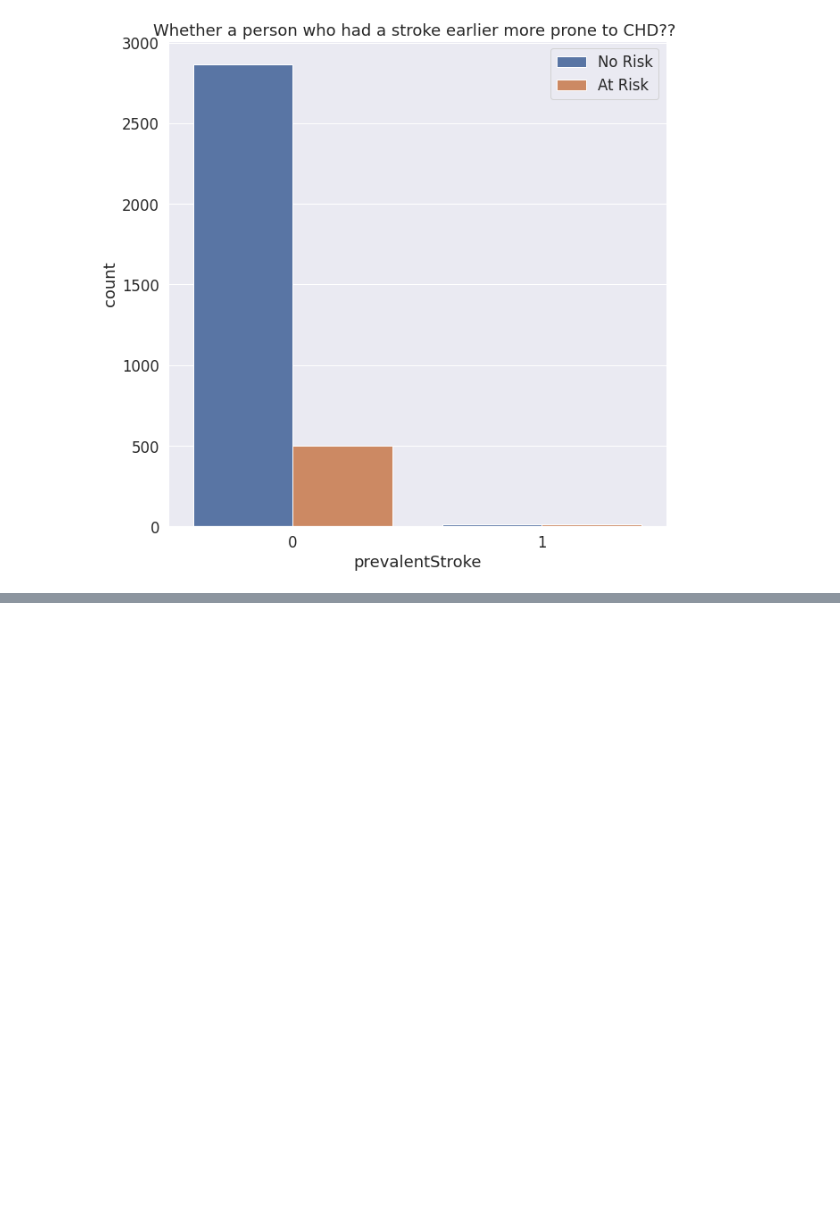
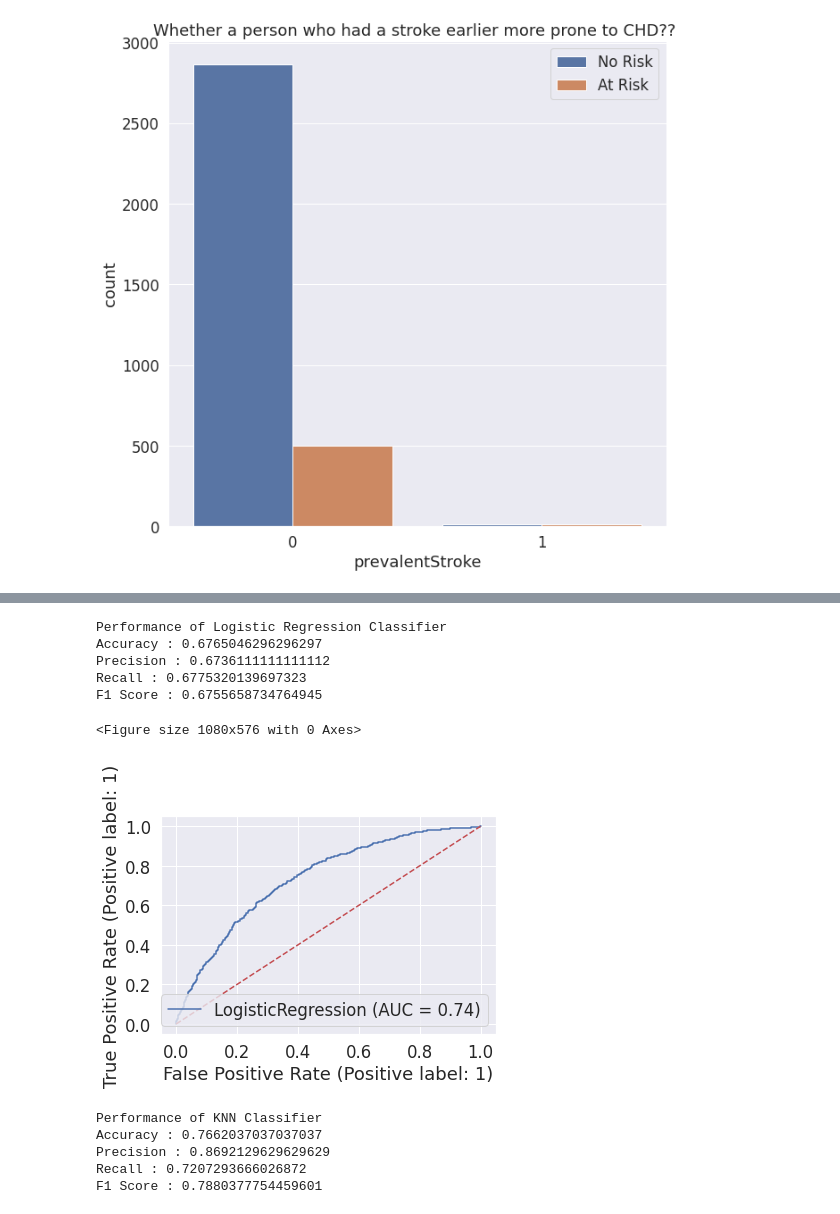
Before and after one commit to KirteshVerma/Cardiovascular_Risk_Prediction, a Jupyter notebook: kirtesh_Cardio_Risk_Prediction.ipynb, the cells around one changed output, grey strips where cells are left out. Cells and saved outputs as stored; diff of their text form; code cells hidden in the pictures; blank space fills up the shorter version.

```diff
--- a/kirtesh_Cardio_Risk_Prediction.ipynb
+++ b/kirtesh_Cardio_Risk_Prediction.ipynb
@@ -384,0 +502,56 @@ plt.show()
+# %%
+#Performance Metrics
+lr = LogisticRegression()
+lr.fit(X_train,y_train)
+lr_predictions= lr.predict(X_test)
+
+lr_accuracy= accuracy_score(lr_predictions,y_test)
+lr_precision= precision_score(lr_predictions,y_test)
+lr_recall= recall_score(lr_predictions,y_test)
+lr_f1_score= f1_score(lr_predictions, y_test)
+
+print('Performance of Logistic Regression Classifier')
+print('Accuracy :' , lr_accuracy)
+print('Precision :', lr_precision)
+print('Recall :', lr_recall)
+print('F1 Score :', lr_f1_score)
+# %% [output]
+Performance of Logistic Regression Classifier
+Accuracy : 0.6765046296296297
+Precision : 0.6736111111111112
+Recall : 0.6775320139697323
+F1 Score : 0.6755658734764945
+# %%
+# Let us plot ROC curve
+from sklearn.metrics import plot_roc_curve
+plt.figure(figsize=(15,8))
+svc_disp = plot_roc_curve(lr,X_test,y_test)
+x,y=np.arange(0,1.1,0.1),np.arange(0,1.1,0.1)
+plt.plot(x,y,'b--',color='r')
+plt.show()
+# %% [output]
+<Figure size 1080x576 with 0 Axes>
+[figure, added]
+# %%
+from sklearn.neighbors import KNeighborsClassifier
+knn= KNeighborsClassifier()
+knn.fit(X_train,y_train)
+knn_predictions= knn.predict(X_test)
+
+#Performance Metrics
+knn_accuracy= accuracy_score(knn_predictions,y_test)
+knn_precision= precision_score(knn_predictions,y_test)
+knn_recall= recall_score(knn_predictions,y_test)
+knn_f1_score= f1_score(knn_predictions, y_test)
+
+print('Performance of KNN Classifier')
+print('Accuracy :' , knn_accuracy)
+print('Precision :', knn_precision)
+print('Recall :', knn_recall)
+print('F1 Score :', knn_f1_score)
+# %% [output]
+Performance of KNN Classifier
+Accuracy : 0.7662037037037037
+Precision : 0.8692129629629629
+Recall : 0.7207293666026872
+F1 Score : 0.7880377754459601
```
Also changed, not shown: parts of 25 cells of this notebook.
